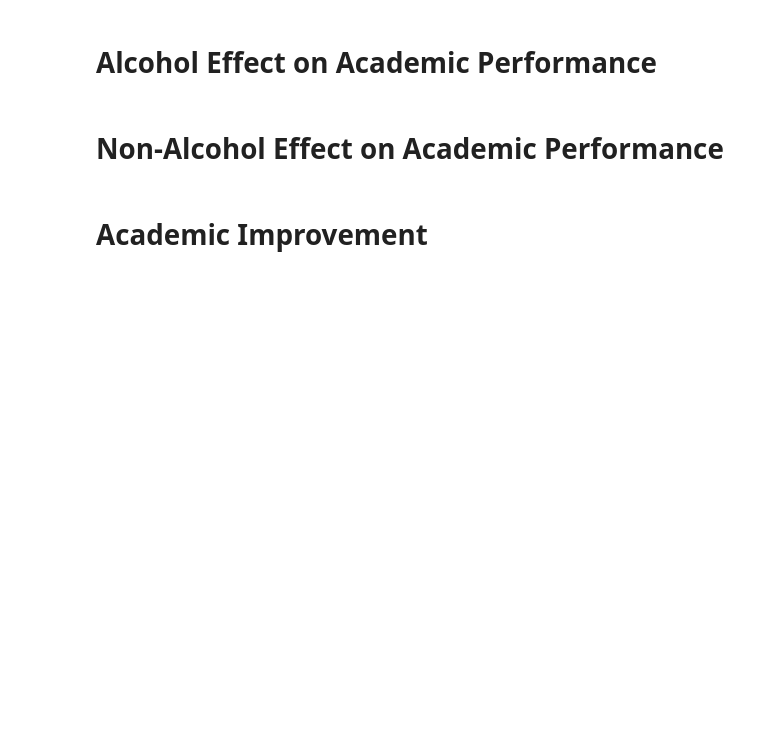
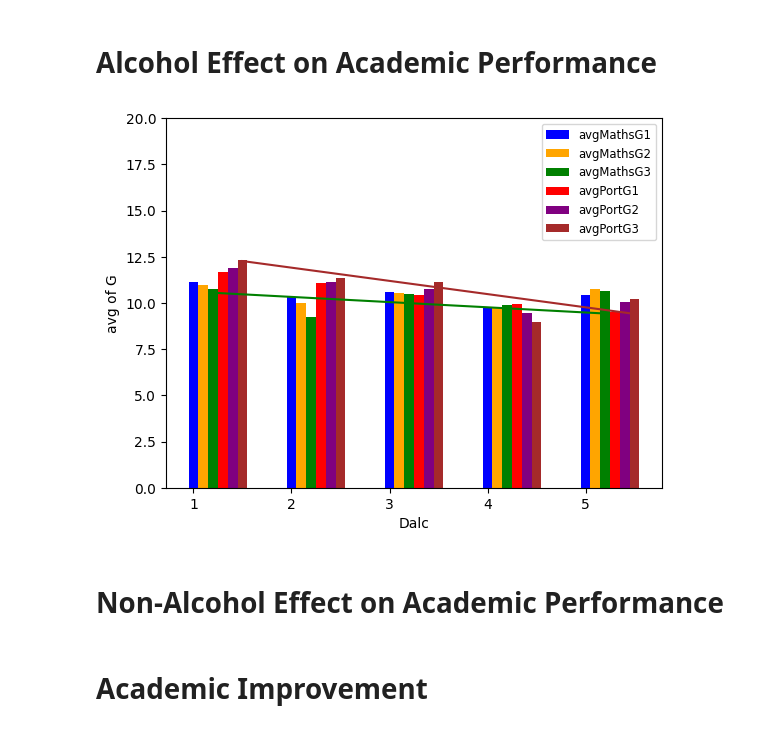
Before and after one commit to KeterWen/22FALL_ECE143_GROUP13, a Jupyter notebook: ECE143_visualization.ipynb, the cells around one changed output. Cells and saved outputs as stored; diff of their text form; code cells hidden in the pictures; blank space fills up the shorter version.

```diff
--- a/ECE143_visualization.ipynb
+++ b/ECE143_visualization.ipynb
@@ -17,5 +85,11 @@ warnings.filterwarnings('ignore')
 # %% [markdown]
 # Alcohol Effect on Academic Performance
+# %%
+# X: Dalc
+# Y: average grade of G1 / G2 / G3
+plot_utils.plot_bar_Dalc_vs_G(df_maths, df_port)
+# %% [output]
+[figure, added]
 # %% [markdown]
 # Non-Alcohol Effect on Academic Performance
 # %% [markdown]
```
Also changed, not shown: parts of 10 cells of this notebook, 5 other files.
